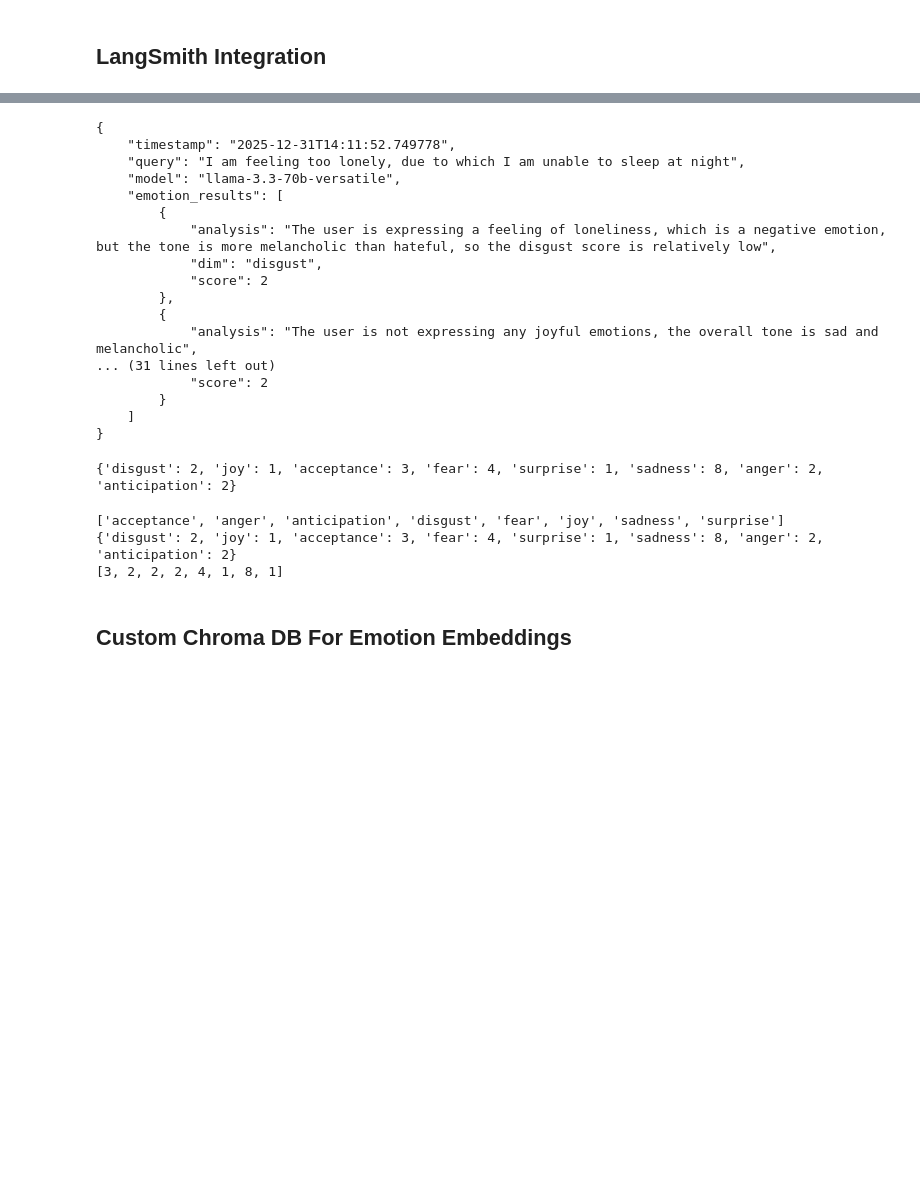
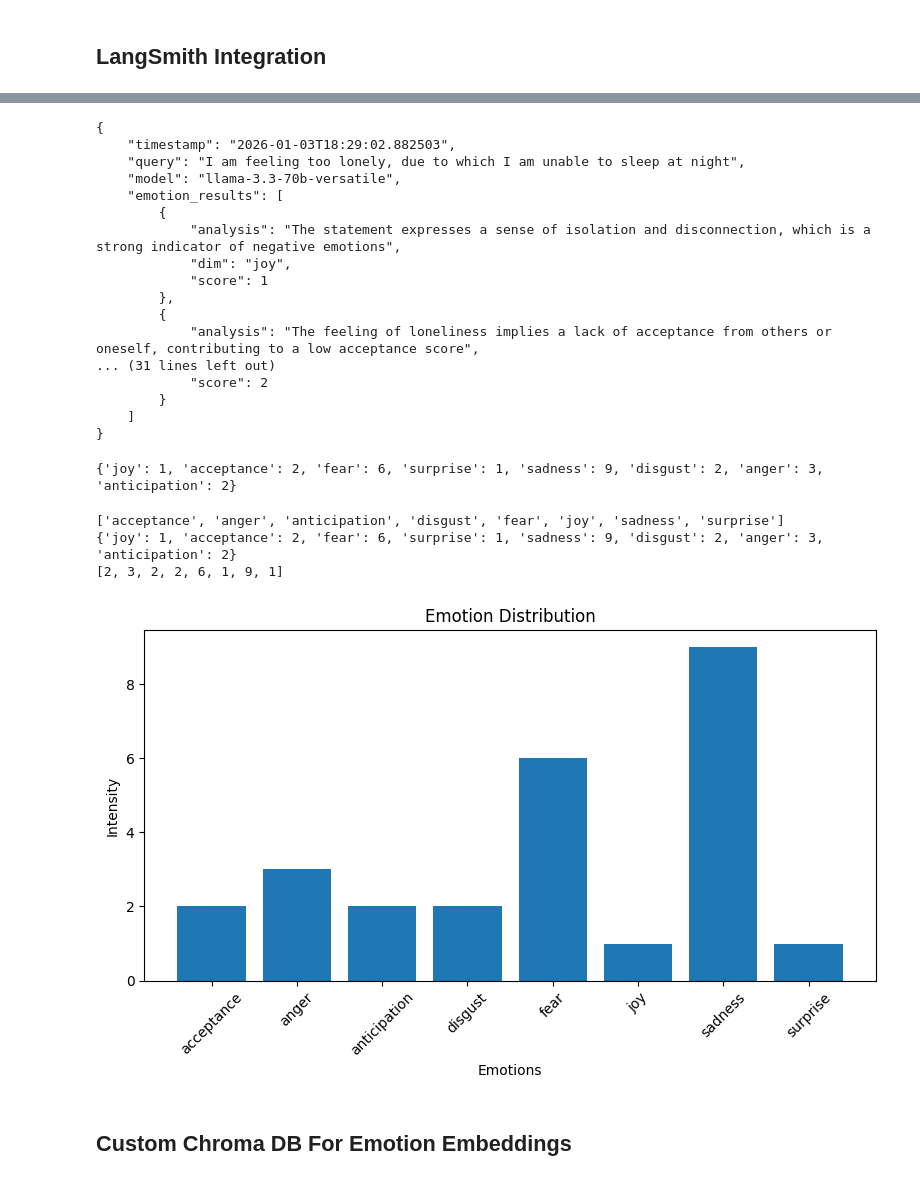
Before and after one commit to Rajveermathur/Emo-Aware-Convo-Systems, a Jupyter notebook: testing.ipynb, the cells around one changed output, grey strips where cells are left out. Saved outputs shown, nothing was run; the diff lists cells and outputs as text; code cells hidden in the pictures; blank space fills up the shorter version.

Commit message:
Added Charts lib

```diff
--- a/testing.ipynb
+++ b/testing.ipynb
@@ -335,6 +337,8 @@ client = OpenAI(
     api_key='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',
     base_url="https://api.groq.com/openai/v1",
 )
+
+user_query = "I am feeling too lonely, due to which I am unable to sleep at night"
 
 chat_completion = client.chat.completions.create(
     model="llama-3.3-70b-versatile",
@@ -352,10 +356,10 @@ chat_completion = client.chat.completions.create(
         },
         {
             "role": "user",
-            "content": "I am feeling too lonely, due to which I am unable to sleep at night"
+            "content": user_query
         }
     ],
-    temperature=0.2, # Lower temperature is better for structured JSON/List outputs
+    temperature=0.1,
     max_tokens=1024,
     stream=False,
     stop=None,
@@ -372,7 +383,7 @@ from datetime import datetime
 
 # 1. Get the raw content from your Groq completion
 raw_output = chat_completion.choices[0].message.content
-query_text = "I am feeling too lonely, due to which I am unable to sleep at night"
+# query_text = "Today I am feeling very confident about my upcoming exams."
 
 try:
     # 2. Parse the string into a Python list
@@ -383,7 +394,7 @@ try:
     # 3. Create the final structured object
     structured_log = {
         "timestamp": datetime.now().isoformat(),
-        "query": query_text,
+        "query": user_query,
         "model": 'llama-3.3-70b-versatile',
         "emotion_results": parsed_data
     }
@@ -396,17 +407,17 @@ except Exception as e:
     print(f"Raw output was: {raw_output}")
 # %% [output]
 {
-    "timestamp": "2025-12-31T14:11:52.749778",
+    "timestamp": "2026-01-03T18:29:02.882503",
     "query": "I am feeling too lonely, due to which I am unable to sleep at night",
     "model": "llama-3.3-70b-versatile",
     "emotion_results": [
         {
-            "analysis": "The user is expressing a feeling of loneliness, which is a negative emotion, but the tone is more melancholic than hateful, so the disgust score is relatively low",
-            "dim": "disgust",
-            "score": 2
+            "analysis": "The statement expresses a sense of isolation and disconnection, which is a strong indicator of negative emotions",
+            "dim": "joy",
+            "score": 1
         },
         {
-            "analysis": "The user is not expressing any joyful emotions, the overall tone is sad and melancholic",
+            "analysis": "The feeling of loneliness implies a lack of acceptance from others or oneself, contributing to a low acceptance score",
 ... (31 lines left out)
             "score": 2
         }
@@ -423,7 +434,7 @@ print(dimension_scores)
 # Sorted Alphabetically
 # acceptance, anger, anticipation, disgust, fear, joy, sadness, surprise
 # %% [output]
-{'disgust': 2, 'joy': 1, 'acceptance': 3, 'fear': 4, 'surprise': 1, 'sadness': 8, 'anger': 2, 'anticipation': 2}
+{'joy': 1, 'acceptance': 2, 'fear': 6, 'surprise': 1, 'sadness': 9, 'disgust': 2, 'anger': 3, 'anticipation': 2}
 # %%
 # Define the desired alphabetical order
 dimensions = sorted(item["dim"] for item in structured_log["emotion_results"])
@@ -438,8 +449,32 @@ score_list = [score_map[dim] for dim in dimensions]
 print(score_list)
 # %% [output]
 ['acceptance', 'anger', 'anticipation', 'disgust', 'fear', 'joy', 'sadness', 'surprise']
-{'disgust': 2, 'joy': 1, 'acceptance': 3, 'fear': 4, 'surprise': 1, 'sadness': 8, 'anger': 2, 'anticipation': 2}
-[3, 2, 2, 2, 4, 1, 8, 1]
+{'joy': 1, 'acceptance': 2, 'fear': 6, 'surprise': 1, 'sadness': 9, 'disgust': 2, 'anger': 3, 'anticipation': 2}
+[2, 3, 2, 2, 6, 1, 9, 1]
+# %%
+import matplotlib.pyplot as plt
+
+# Emotion data
+emotions = dict(sorted(dimension_scores.items()))
+# dict(sorted(dimension_scores.items()))
+
+# Separate keys and values
+labels = list(emotions.keys())
+values = list(emotions.values())
+
+# Create bar plot
+plt.figure(figsize=(8, 5))
+plt.bar(labels, values)
+plt.xlabel('Emotions')
+plt.ylabel('Intensity')
+plt.title('Emotion Distribution')
+plt.xticks(rotation=45)
+plt.tight_layout()
+
+# Show plot
+plt.show()
+# %% [output]
+[figure, added]
 # %% [markdown]
 ## Custom Chroma DB For Emotion Embeddings
 # %%
```
Also changed, not shown: parts of 2 cells of this notebook, 1 other file.
